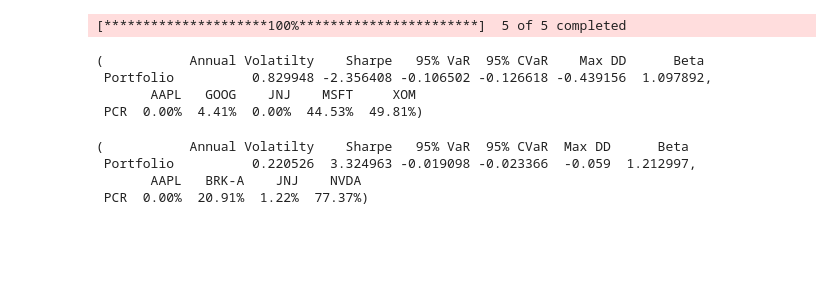
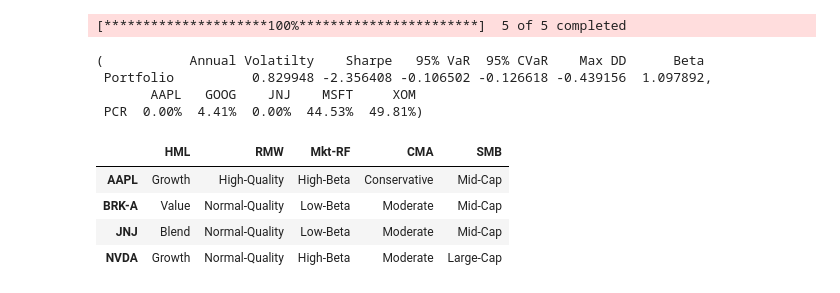
Before and after one commit to csciulla/portfolio-risk-simulator, a Jupyter notebook: notebooks/stresstest_ntbk.ipynb, the cells around one changed output. Saved outputs shown, nothing was run; the diff lists cells and outputs as text; code cells hidden in the pictures; blank space fills up the shorter version.

```diff
--- a/notebooks/stresstest_ntbk.ipynb
+++ b/notebooks/stresstest_ntbk.ipynb
@@ -452,10 +527,10 @@ class FactorStress:
 
             extended = []
             for factor in factors:
-                if factor in factor_map:
+                if factor in factor_map.keys():
                     extended.extend(factor_map[factor])
                 else:
-                    extended.append(factor_map[factor])
+                    extended.append(factor)
             self.final_factors = list(set(extended))
 
             #Read and clean factor CSVs
@@ -492,7 +567,7 @@ class FactorStress:
         """
         try:
             #Fit OLS on each ticker and store neccesary values
-            tickers = list(df.columns)
+            tickers = list(self.portfolio_df.columns)
             self.results = {}
             classifications = {ticker: [] for ticker in tickers}
             for ticker in tickers:
@@ -564,8 +639,9 @@ class FactorStress:
                         else:
                             classifications[ticker].append('Mid-Momentum')
 
-            self.classifications = classifications
-            return classifications
+            classifications_df = pd.DataFrame.from_dict(data=classifications, orient='index', columns=self.final_factors)
+            self.classifications = classifications_df
+            return classifications_df
 
         except Exception as e:
             print(f"Error in classify_factors: {e}")
@@ -662,13 +738,14 @@ class FactorStress:
 # %%
 df = test.get_data('5y')
 f = FactorStress(df)
 f.process_factors(['FF5'])
 f.classify_factors()
-smeans = f.stress_means({'HML': -0.1})
-mc = monte_carlo(100,100, [0.0, 0.5, 0.0952, 0.4048], df, 'Medium', 'Mild', smeans, rand=True)
-calculate_metrics([0.0, 0.5, 0.0952, 0.4048], mc)
+#smeans = f.stress_means({'HML': -0.1})
+#mc = monte_carlo(100,100, [0.0, 0.5, 0.0952, 0.4048], df, 'Medium', 'Mild', smeans, rand=True)
+#calculate_metrics([0.0, 0.5, 0.0952, 0.4048], mc)
 # %% [output]
-(           Annual Volatilty    Sharpe   95% VaR  95% CVaR  Max DD      Beta
- Portfolio          0.220526  3.324963 -0.019098 -0.023366  -0.059  1.212997,
-       AAPL   BRK-A    JNJ    NVDA
- PCR  0.00%  20.91%  1.22%  77.37%)
+|  | HML | RMW | Mkt-RF | CMA | SMB |
+| AAPL | Growth | High-Quality | High-Beta | Conservative | Mid-Cap |
+| BRK-A | Value | Normal-Quality | Low-Beta | Moderate | Mid-Cap |
+| JNJ | Blend | Normal-Quality | Low-Beta | Moderate | Mid-Cap |
+| NVDA | Growth | Normal-Quality | High-Beta | Moderate | Large-Cap |
```
Also changed, not shown: parts of 6 cells of this notebook.
